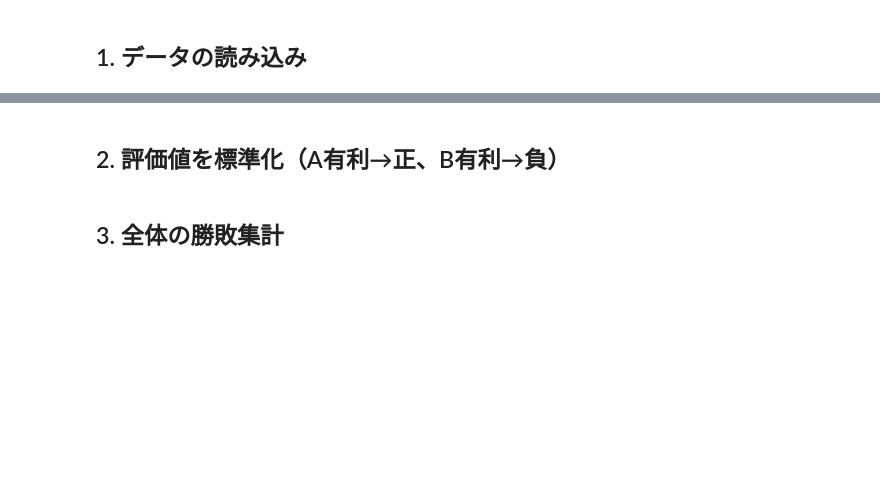
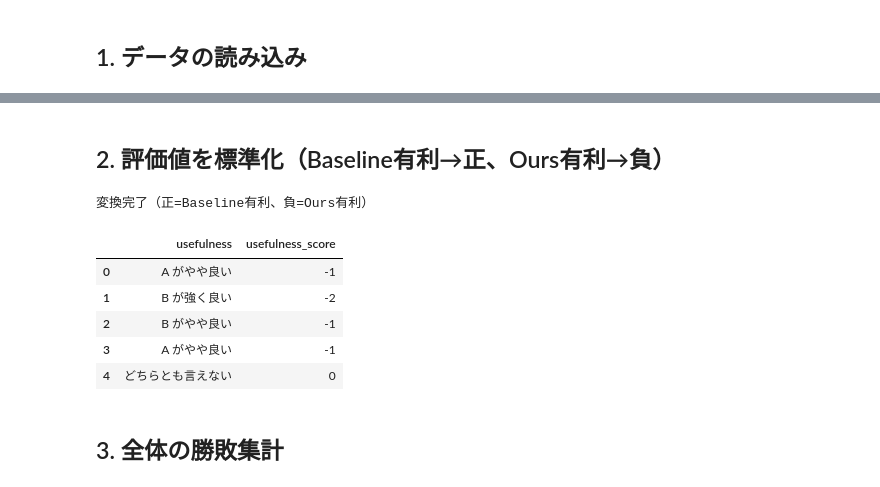
Before and after one commit to masa1357/Web_ABTest_Reflections, a Jupyter notebook: metrics.ipynb, the cells around one changed output, grey strips where cells are left out. Cells and saved outputs as stored; diff of their text form; code cells hidden in the pictures; blank space fills up the shorter version.

```diff
--- a/metrics.ipynb
+++ b/metrics.ipynb
@@ -33,32 +35,44 @@ else:
 # %% [markdown]
-## 2. 評価値を標準化（A有利→正、B有利→負）
+## 2. 評価値を標準化（Baseline有利→正、Ours有利→負）
 # %%
 # RATING_SCALE のマッピング
 # "A が強く良い", "A がやや良い", "どちらとも言えない", "B がやや良い", "B が強く良い"
 rating_to_score = {
     "A が強く良い": 2,
     "A がやや良い": 1,
     "どちらとも言えない": 0,
     "B がやや良い": -1,
     "B が強く良い": -2,
 }
 
 # 評価項目
 rating_fields = [
     "usefulness",
     "readability",
     "persuasiveness",
     "actionability",
     "hallucination",
     "overall",
 ]
 
-# 各フィールドを数値スコアに変換
+# baseline_on_left を使って Baseline vs Ours のスコアに変換
+# baseline_on_left=True のとき Baseline=A, False のとき Baseline=B なので、
+# A側有利スコアに Baseline が A なら +1, B なら -1 を掛ける。
+sign = df["baseline_on_left"].map({True: 1, False: -1})
 for field in rating_fields:
-    df[f"{field}_score"] = df[field].map(rating_to_score)
+    base_score = df[field].map(rating_to_score)
+    df[f"{field}_score"] = base_score * sign
 
-print("変換完了")
+print("変換完了（正=Baseline有利、負=Ours有利）")
 df[["usefulness", "usefulness_score"]].head()
+# %% [output]
+変換完了（正=Baseline有利、負=Ours有利）
+|  | usefulness | usefulness_score |
+| 0 | A がやや良い | -1 |
+| 1 | B が強く良い | -2 |
+| 2 | B がやや良い | -1 |
+| 3 | A がやや良い | -1 |
+| 4 | どちらとも言えない | 0 |
 # %% [markdown]
 ## 3. 全体の勝敗集計
 # %%
```
Also changed, not shown: parts of 10 cells of this notebook, 11 other files.
